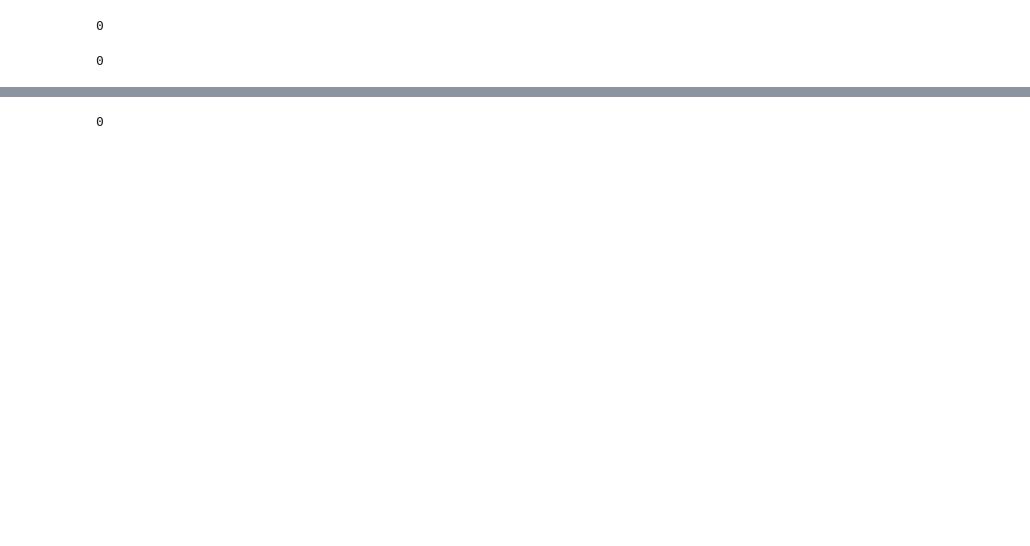
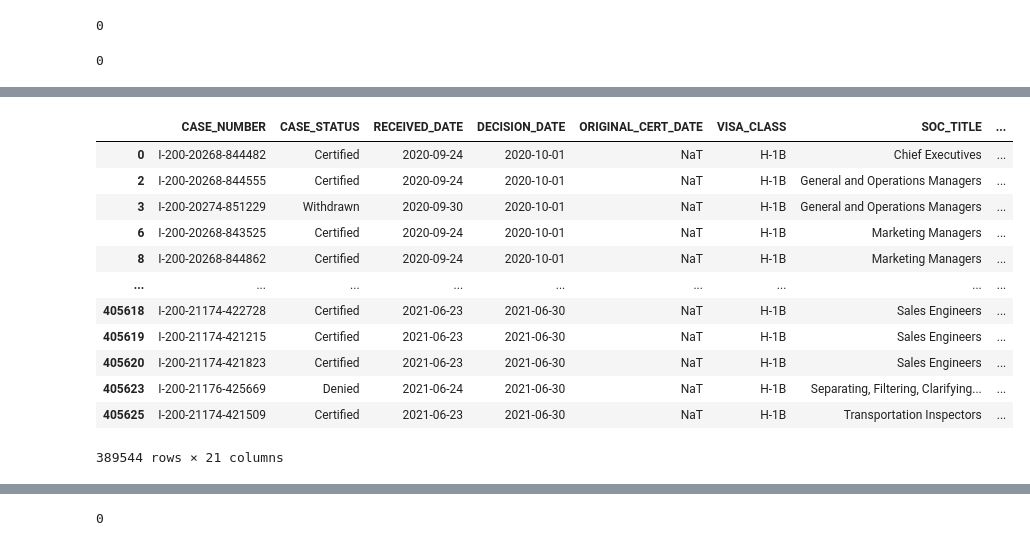
Before and after one commit to JohnBroberg/H1B_LCA, a Jupyter notebook: H1B_LCA.ipynb, the cells around one changed output, grey strips where cells are left out. Saved outputs shown, nothing was run; the diff lists cells and outputs as text; code cells hidden in the pictures; blank space fills up the shorter version.

```diff
--- a/H1B_LCA.ipynb
+++ b/H1B_LCA.ipynb
@@ -122,0 +121,24 @@ df21
+# %%
+
+
+df21q3 = pd.read_excel("https://www.dol.gov/sites/dolgov/files/ETA/oflc/pdfs/LCA_Disclosure_Data_FY2021_Q3.xlsx"
+                      , usecols = lca_cols)
+
+df21q3 = df21q3[(df21q3['VISA_CLASS']=='H-1B') & \
+        (df21q3['FULL_TIME_POSITION']=='Y')]
+
+df21q3
+# %% [output]
+|  | CASE_NUMBER | CASE_STATUS | RECEIVED_DATE | DECISION_DATE | ORIGINAL_CERT_DATE | VISA_CLASS | SOC_TITLE | ... |
+| 0 | I-200-20268-844482 | Certified | 2020-09-24 | 2020-10-01 | NaT | H-1B | Chief Executives | ... |
+| 2 | I-200-20268-844555 | Certified | 2020-09-24 | 2020-10-01 | NaT | H-1B | General and Operations Managers | ... |
+| 3 | I-200-20274-851229 | Withdrawn | 2020-09-30 | 2020-10-01 | NaT | H-1B | General and Operations Managers | ... |
+| 6 | I-200-20268-843525 | Certified | 2020-09-24 | 2020-10-01 | NaT | H-1B | Marketing Managers | ... |
+| 8 | I-200-20268-844862 | Certified | 2020-09-24 | 2020-10-01 | NaT | H-1B | Marketing Managers | ... |
+| ... | ... | ... | ... | ... | ... | ... | ... | ... |
+| 405618 | I-200-21174-422728 | Certified | 2021-06-23 | 2021-06-30 | NaT | H-1B | Sales Engineers | ... |
+| 405619 | I-200-21174-421215 | Certified | 2021-06-23 | 2021-06-30 | NaT | H-1B | Sales Engineers | ... |
+| 405620 | I-200-21174-421823 | Certified | 2021-06-23 | 2021-06-30 | NaT | H-1B | Sales Engineers | ... |
+| 405623 | I-200-21176-425669 | Denied | 2021-06-24 | 2021-06-30 | NaT | H-1B | Separating, Filtering, Clarifying... | ... |
+| 405625 | I-200-21174-421509 | Certified | 2021-06-23 | 2021-06-30 | NaT | H-1B | Transportation Inspectors | ... |
+389544 rows × 21 columns
```
Also changed, not shown: parts of 23 cells of this notebook.
